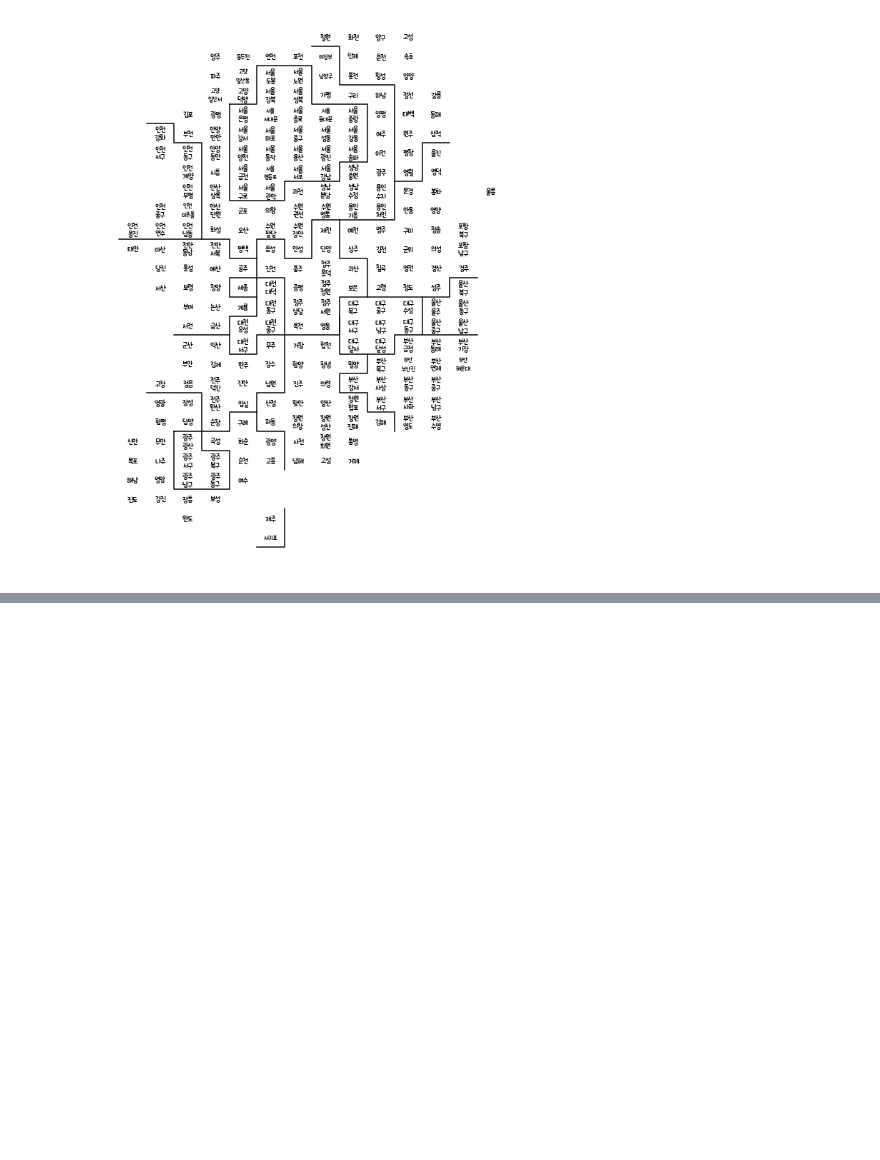
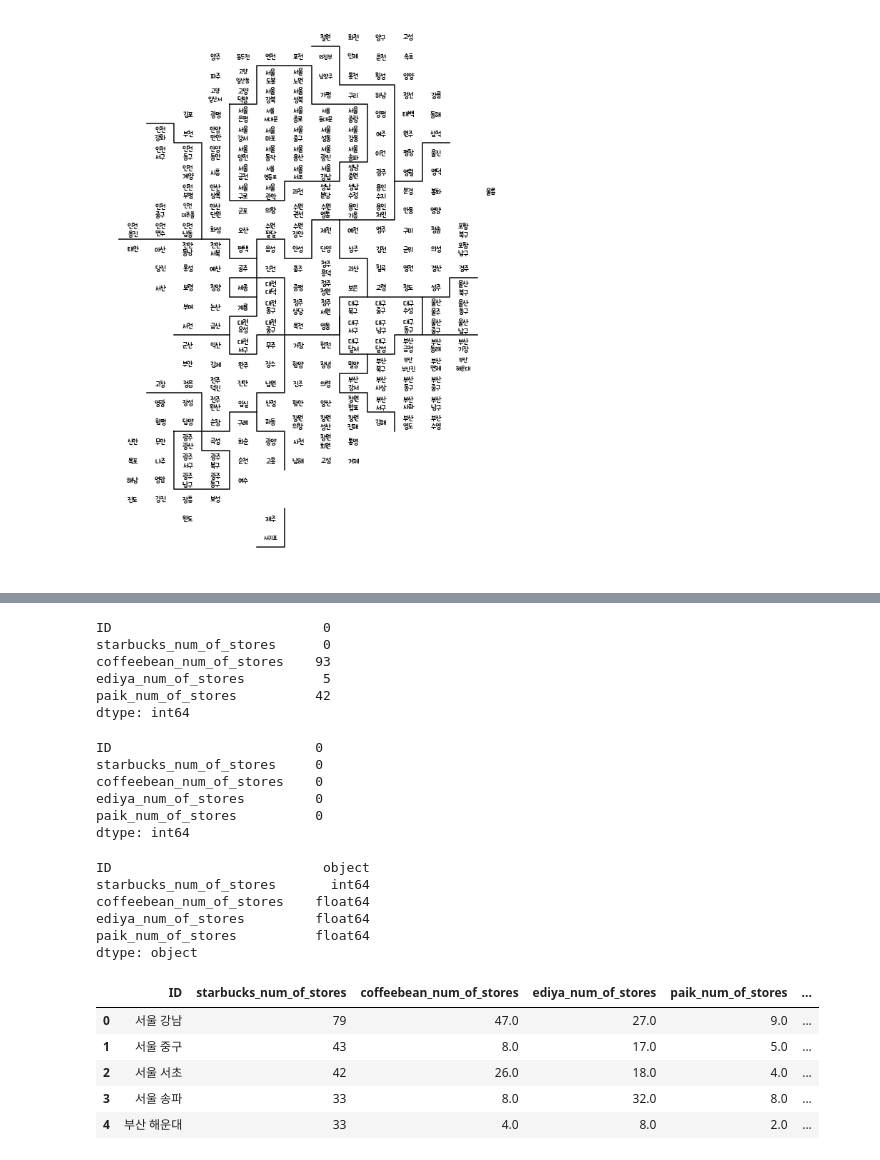
Before and after one commit to Jeong-Beom/DataAnalysis-2021, a Jupyter notebook: 10.Cartogram/커피숍_시각화.ipynb, the cells around one changed output, grey strips where cells are left out. Drawn from its saved outputs; the diff is of its cells as text; code cells hidden in the pictures; blank space fills up the shorter version.

```diff
--- a/10.Cartogram/커피숍_시각화.ipynb
+++ b/10.Cartogram/커피숍_시각화.ipynb
@@ -74,0 +87,5 @@ plt.show()
+# %%
+ediya = count_brand(ediya, 'ediya')
+starbucks = count_brand(starbucks, 'starbucks')
+coffeebean = count_brand(coffeebean, 'coffeebean')
+paik = count_brand(paik, 'paik')
@@ -74,0 +107,23 @@ plt.show()
+# %%
+sample = pd.merge(starbucks, coffeebean, how = 'left', on = 'ID')
+sample = pd.merge(sample, ediya, how = 'left', on = 'ID')
+sample = pd.merge(sample, paik, how = 'left', on = 'ID')
+# %%
+sample.isnull().sum()
+# %% [output]
+ID                           0
+starbucks_num_of_stores      0
+coffeebean_num_of_stores    93
+ediya_num_of_stores          5
+paik_num_of_stores          42
+dtype: int64
+# %%
+sample.fillna(0, inplace = True)
+sample.isnull().sum()
+# %% [output]
+ID                          0
+starbucks_num_of_stores     0
+coffeebean_num_of_stores    0
+ediya_num_of_stores         0
+paik_num_of_stores          0
+dtype: int64
@@ -74,0 +140,19 @@ plt.show()
+# %%
+sample.dtypes
+# %% [output]
+ID                           object
+starbucks_num_of_stores       int64
+coffeebean_num_of_stores    float64
+ediya_num_of_stores         float64
+paik_num_of_stores          float64
+dtype: object
+# %%
+sample['coffee_index'] = np.nan
+sample.head()
+# %% [output]
+|  | ID | starbucks_num_of_stores | coffeebean_num_of_stores | ediya_num_of_stores | paik_num_of_stores | ... |
+| 0 | 서울 강남 | 79 | 47.0 | 27.0 | 9.0 | ... |
+| 1 | 서울 중구 | 43 | 8.0 | 17.0 | 5.0 | ... |
+| 2 | 서울 서초 | 42 | 26.0 | 18.0 | 4.0 | ... |
+| 3 | 서울 송파 | 33 | 8.0 | 32.0 | 8.0 | ... |
+| 4 | 부산 해운대 | 33 | 4.0 | 8.0 | 2.0 | ... |
```
Also changed, not shown: parts of 10 cells of this notebook.
